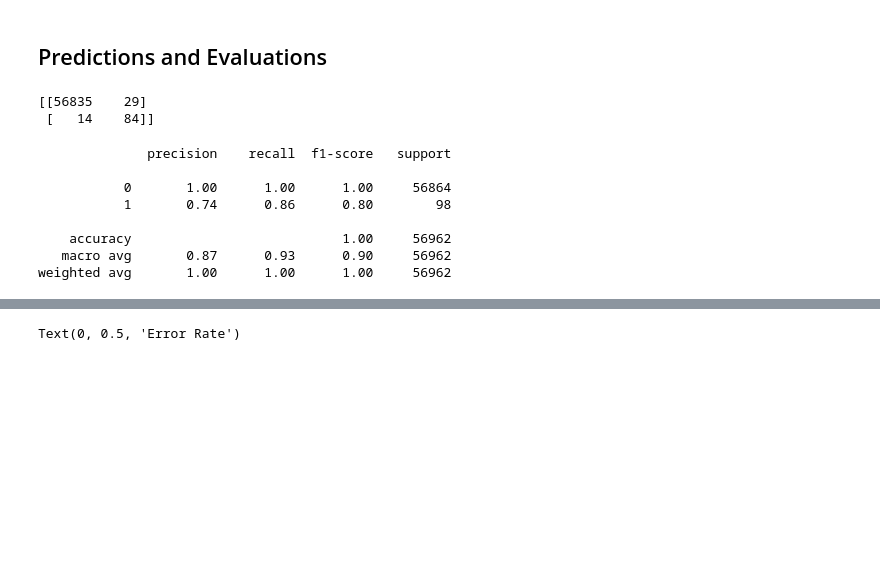
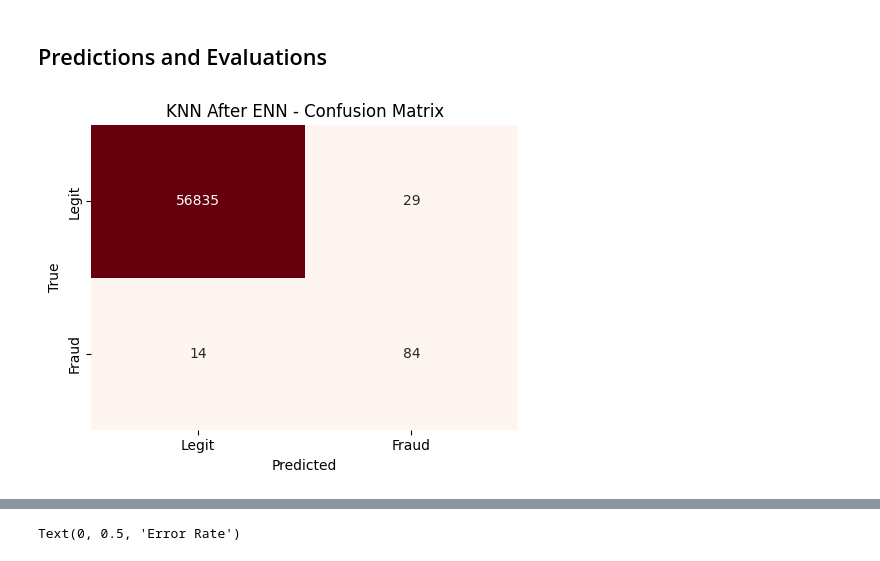
Before and after one commit to NguyenVung0408/DATAMINING_ENN, a Jupyter notebook: Credit Card Fraud Detection Using Machine Learning/Code/Credit Card Fraud Detection - K-Nearest Neighbor - ENN.ipynb, the cells around one changed output, grey strips where cells are left out. Saved outputs shown, nothing was run; the diff lists cells and outputs as text; code cells hidden in the pictures; blank space fills up the shorter version.

```diff
--- a/Credit Card Fraud Detection Using Machine Learning/Code/Credit Card Fraud Detection - K-Nearest Neighbor - ENN.ipynb
+++ b/Credit Card Fraud Detection Using Machine Learning/Code/Credit Card Fraud Detection - K-Nearest Neighbor - ENN.ipynb
@@ -166,19 +162,25 @@ pred = knn.predict(X_test)
 ## Predictions and Evaluations
 # %%
 from sklearn.metrics import classification_report,confusion_matrix
-# %%
-print(confusion_matrix(y_test,pred))
-# %% [output]
-[[56835    29]
- [   14    84]]
-# %%
-print(classification_report(y_test,pred))
-# %% [output]
-              precision    recall  f1-score   support
-
-           0       1.00      1.00      1.00     56864
-           1       0.74      0.86      0.80        98
-
-    accuracy                           1.00     56962
-   macro avg       0.87      0.93      0.90     56962
-weighted avg       1.00      1.00      1.00     56962
+# %%
+import seaborn as sns
+import matplotlib.pyplot as plt
+
+cm = confusion_matrix(y_test, pred)
+plt.figure(figsize=(5, 4))
+sns.heatmap(
+    cm,
+    annot=True,
+    fmt='d',
+    cmap='Reds',
+    cbar=False,
+    xticklabels=['Legit', 'Fraud'],
+    yticklabels=['Legit', 'Fraud']
+ )
+plt.title('KNN After ENN - Confusion Matrix')
+plt.xlabel('Predicted')
+plt.ylabel('True')
+plt.tight_layout()
+plt.show()
+# %% [output]
+[figure, added]
```
Also changed, not shown: parts of 7 cells of this notebook, 7 other files.
